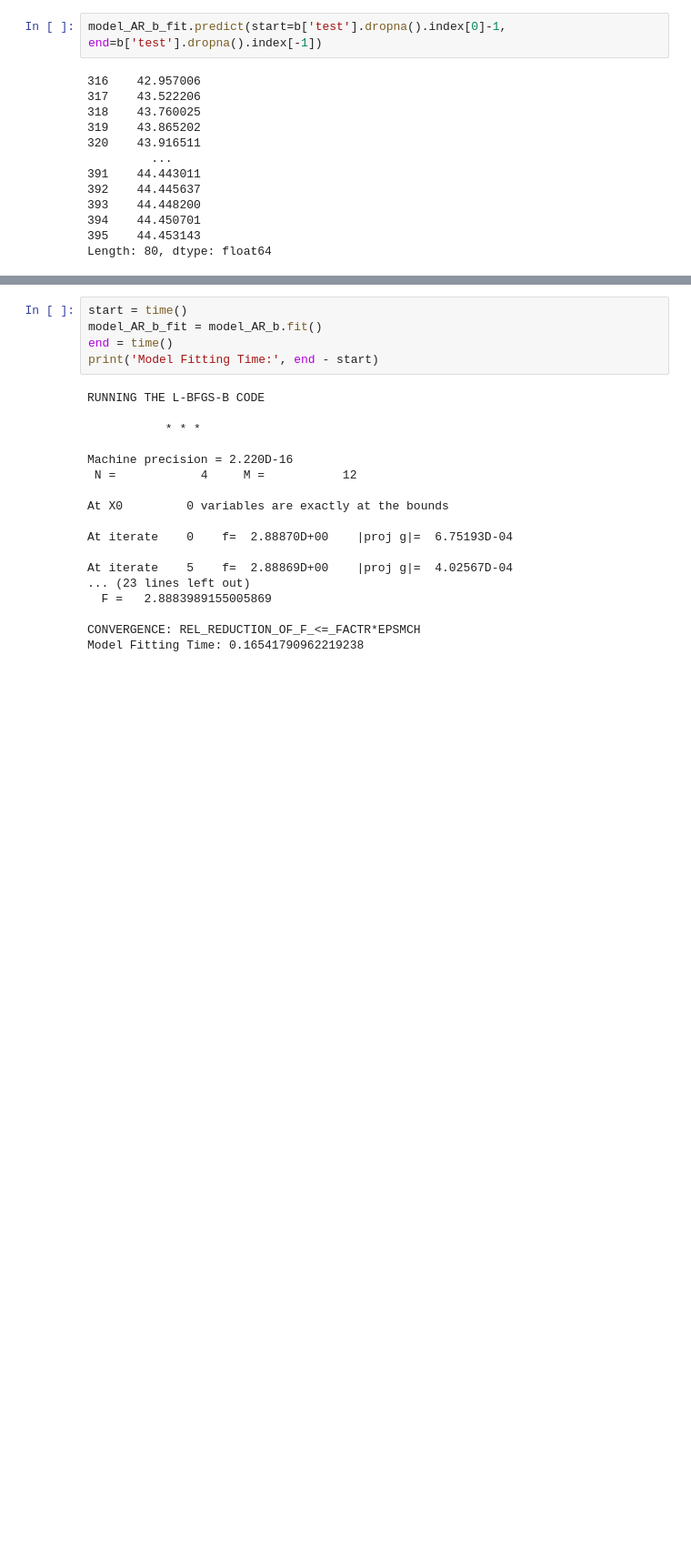
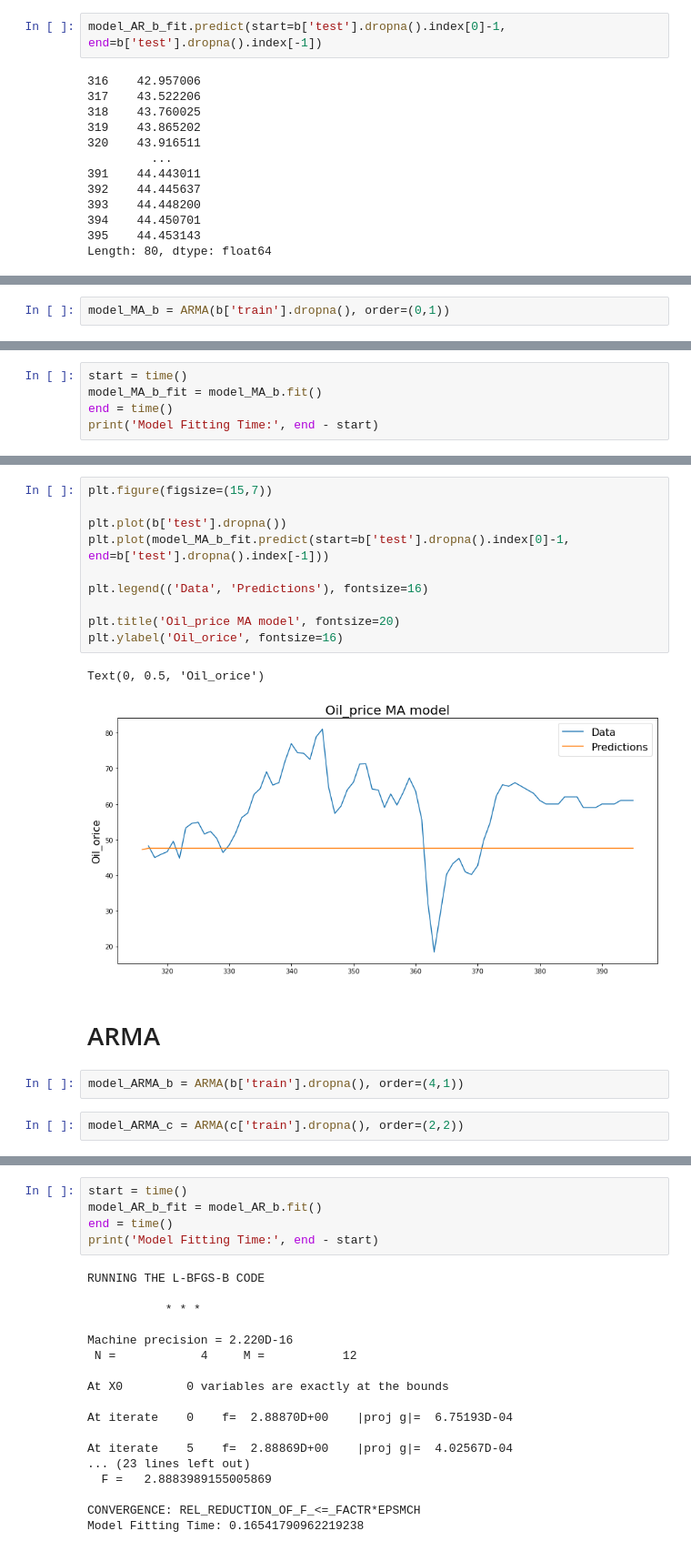
Before and after one commit to garfield-gray/time_series, a Jupyter notebook: main.ipynb, the cells around one changed output, grey strips where cells are left out. Shown: that part at 91% size. Saved outputs shown, nothing was run; the diff lists cells and outputs as text; blank space fills up the shorter version.

```diff
--- a/main.ipynb
+++ b/main.ipynb
@@ -249 +294,3 @@ Text(0, 0.5, 'Oil_orice')
+# %%
+model_MA_b = ARMA(b['train'].dropna(), order=(0,1))
 # %%
@@ -250,0 +322,5 @@ model_AR_b = ARMA(b['train'].dropna(), order=(2,1))
+# %%
+start = time()
+model_MA_b_fit = model_MA_b.fit()
+end = time()
+print('Model Fitting Time:', end - start)
@@ -250,0 +359,19 @@ model_AR_b = ARMA(b['train'].dropna(), order=(2,1))
+# %%
+plt.figure(figsize=(15,7))
+
+plt.plot(b['test'].dropna())
+plt.plot(model_MA_b_fit.predict(start=b['test'].dropna().index[0]-1, end=b['test'].dropna().index[-1]))
+
+plt.legend(('Data', 'Predictions'), fontsize=16)
+
+plt.title('Oil_price MA model', fontsize=20)
+plt.ylabel('Oil_orice', fontsize=16)
+# %% [output]
+Text(0, 0.5, 'Oil_orice')
+[figure, added]
+# %% [markdown]
+# ARMA
+# %%
+model_ARMA_b = ARMA(b['train'].dropna(), order=(4,1))
+# %%
+model_ARMA_c = ARMA(c['train'].dropna(), order=(2,2))
```
Also changed, not shown: parts of 22 cells of this notebook.
